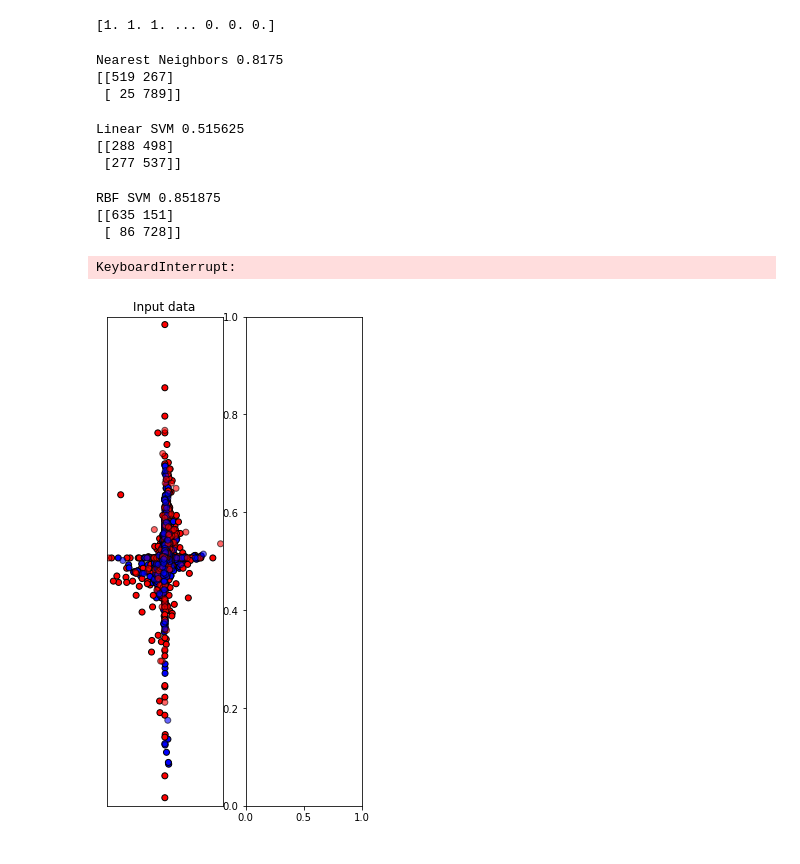
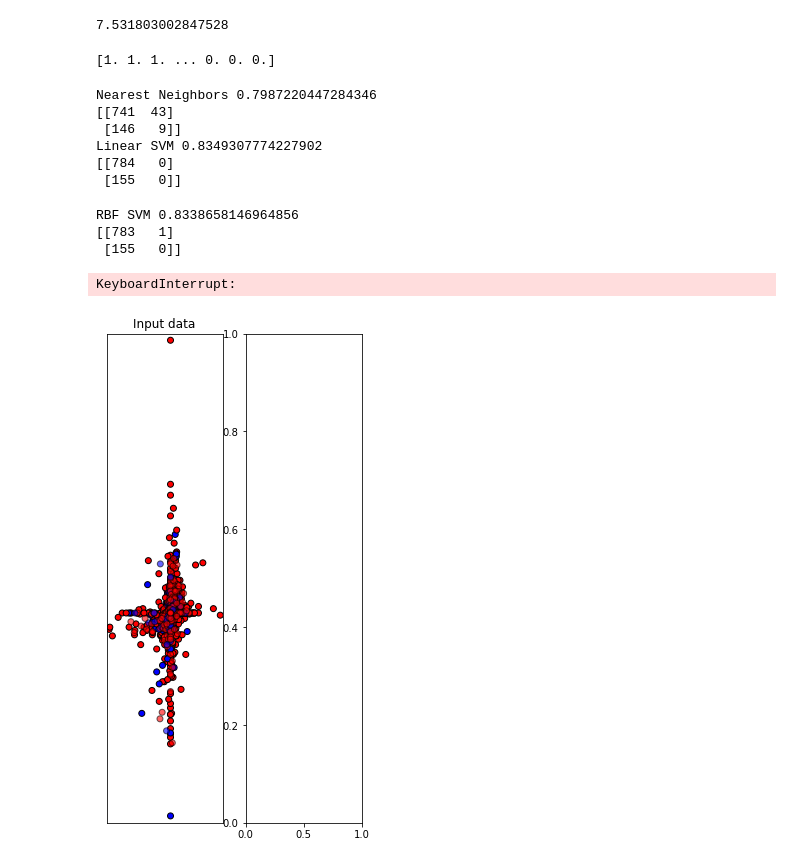
Before and after one commit to apattnaik/GlucoseMonitoringAndMealPrediction, a Jupyter notebook: prediction_task.ipynb, the cells around one changed output. Cells and saved outputs as stored; diff of their text form; code cells hidden in the pictures.

```diff
--- a/prediction_task.ipynb
+++ b/prediction_task.ipynb
@@ -37,16 +65,23 @@ data = data.reset_index(drop=True)
+# %%
+difference = np.array(diff)
+diff_mean = np.mean(diff)/60
+print(diff_mean)
+# %% [output]
+7.531803002847528
 # %%
 near_param = 10
+leaving_numbers = 6
 
 meal_indices = data.index[data['meal_start'] == 1]
 meal_data_X = []
 for idx in meal_indices:
-    near_idx_points = data.iloc[list(range(idx - 1, idx - near_param - 1, -1))]
+    near_idx_points = data.iloc[list(range(idx - leaving_numbers - 1, idx - leaving_numbers - near_param - 1, -1))]
     meal_data_X.append(near_idx_points['diff'].to_list())
 
 non_meal_indices = data.index[data['meal_start'] == 0]
 non_meal_data_X = []
 for idx in non_meal_indices:
-    near_idx_points = data.iloc[list(range(idx - 1, idx - near_param - 1, -1))]
+    near_idx_points = data.iloc[list(range(idx - leaving_numbers - 1, idx - leaving_numbers - near_param - 1, -1))]
     non_meal_data_X.append(near_idx_points['diff'].to_list())
 # %%
 meal_data_Y = np.ones(len(meal_data_X))
@@ -109,7 +144,7 @@ for ds_cnt, ds in enumerate(datasets):
     X_train, X_test, y_train, y_test = \
         train_test_split(X, y, test_size=.2, random_state=42)
 
-    X_train, y_train = oversample.fit_resample(X_train, y_train)
+#     X_train, y_train = oversample.fit_resample(X_train, y_train)
 
     x_min, x_max = X[:, 0].min() - .5, X[:, 0].max() + .5
     y_min, y_max = X[:, 1].min() - .5, X[:, 1].max() + .5
@@ -149,41 +184,41 @@ for ds_cnt, ds in enumerate(datasets):
 #         # point in the mesh [x_min, x_max]x[y_min, y_max].
 #         if hasattr(clf, "decision_function"):
 #             Z = clf.decision_function(np.c_[xx.ravel(), yy.ravel()])
 #         else:
 #             Z = clf.predict_proba(np.c_[xx.ravel(), yy.ravel()])[:, 1]
 
 #         # Put the result into a color plot
 #         Z = Z.reshape(xx.shape)
 #         ax.contourf(xx, yy, Z, cmap=cm, alpha=.8)
 
 #         # Plot the training points
 #         ax.scatter(X_train[:, 0], X_train[:, 1], c=y_train, cmap=cm_bright,
 #                    edgecolors='k')
 #         # Plot the testing points
 #         ax.scatter(X_test[:, 0], X_test[:, 1], c=y_test, cmap=cm_bright,
 #                    edgecolors='k', alpha=0.6)
 
 #         ax.set_xlim(xx.min(), xx.max())
 #         ax.set_ylim(yy.min(), yy.max())
 #         ax.set_xticks(())
 #         ax.set_yticks(())
 #         if ds_cnt == 0:
 #             ax.set_title(name)
 #         ax.text(xx.max() - .3, yy.min() + .3, ('%.2f' % score).lstrip('0'),
 #                 size=15, horizontalalignment='right')
 #         i += 1
 
 # plt.tight_layout()
 # plt.show()
 # %% [output]
-Nearest Neighbors 0.8175
-[[519 267]
- [ 25 789]]
+Nearest Neighbors 0.7987220447284346
+[[741  43]
+ [146   9]]
+Linear SVM 0.8349307774227902
+[[784   0]
+ [155   0]]
-Linear SVM 0.515625
-[[288 498]
- [277 537]]
+RBF SVM 0.8338658146964856
+[[783   1]
+ [155   0]]
-RBF SVM 0.851875
-[[635 151]
- [ 86 728]]
+KeyboardInterrupt:
-KeyboardInterrupt:
-[figure, old version]
+[figure, new version]
```
Also changed, not shown: parts of 5 cells of this notebook.
